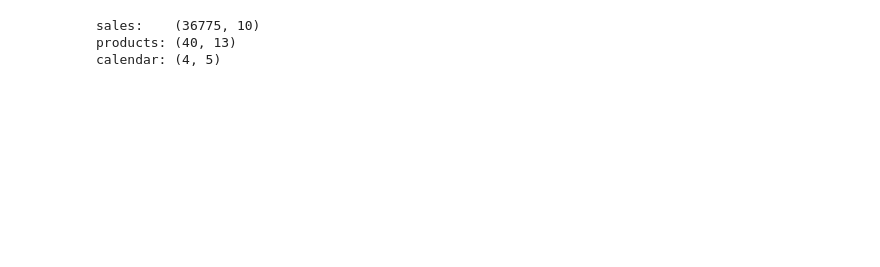
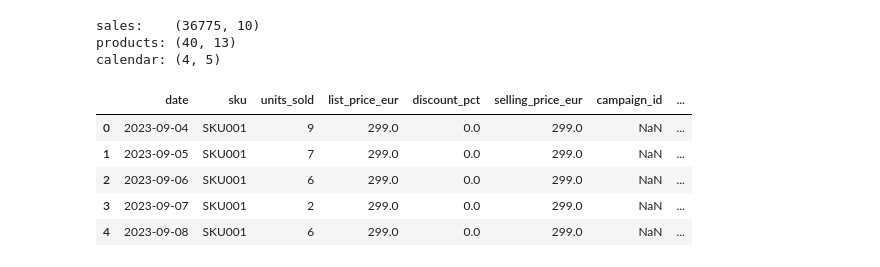
Before and after one commit to Ibarca/Predicting-Product-Demand-from-Sales-and-Marketing-Campaigns, a Jupyter notebook: notebooks/01_black_week_forecast.ipynb, the cells around one changed output. Cells and saved outputs as stored; diff of their text form; code cells hidden in the pictures; blank space fills up the shorter version.

```diff
--- a/notebooks/01_black_week_forecast.ipynb
+++ b/notebooks/01_black_week_forecast.ipynb
@@ -15,0 +24,9 @@ calendar: (4, 5)
+# %%
+sales.head()
+# %% [output]
+|  | date | sku | units_sold | list_price_eur | discount_pct | selling_price_eur | campaign_id | ... |
+| 0 | 2023-09-04 | SKU001 | 9 | 299.0 | 0.0 | 299.0 | NaN | ... |
+| 1 | 2023-09-05 | SKU001 | 7 | 299.0 | 0.0 | 299.0 | NaN | ... |
+| 2 | 2023-09-06 | SKU001 | 6 | 299.0 | 0.0 | 299.0 | NaN | ... |
+| 3 | 2023-09-07 | SKU001 | 2 | 299.0 | 0.0 | 299.0 | NaN | ... |
+| 4 | 2023-09-08 | SKU001 | 6 | 299.0 | 0.0 | 299.0 | NaN | ... |
```
Also changed, not shown: parts of 15 cells of this notebook.
